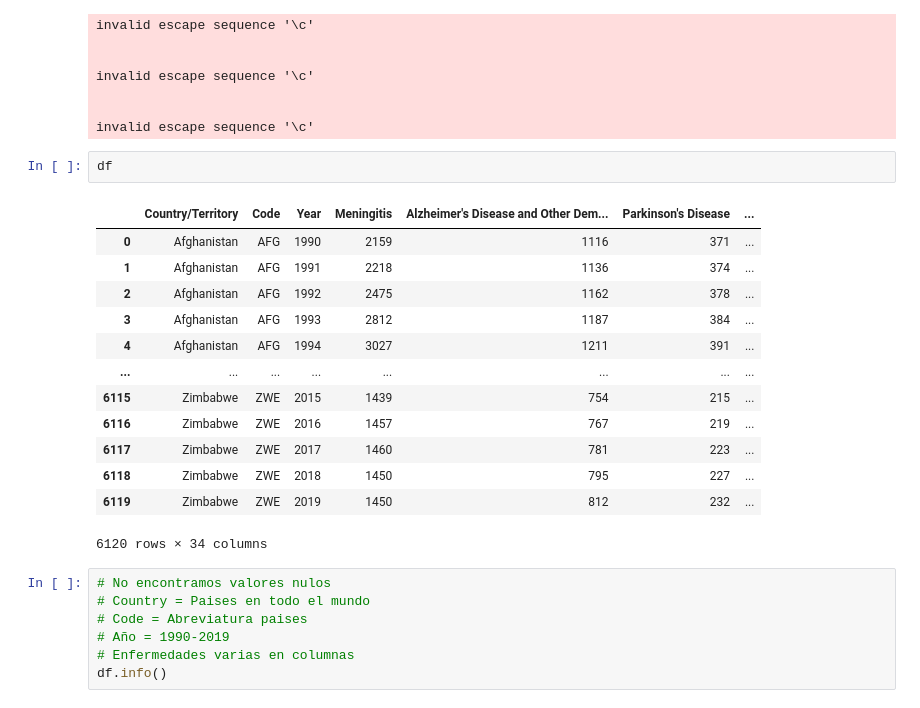
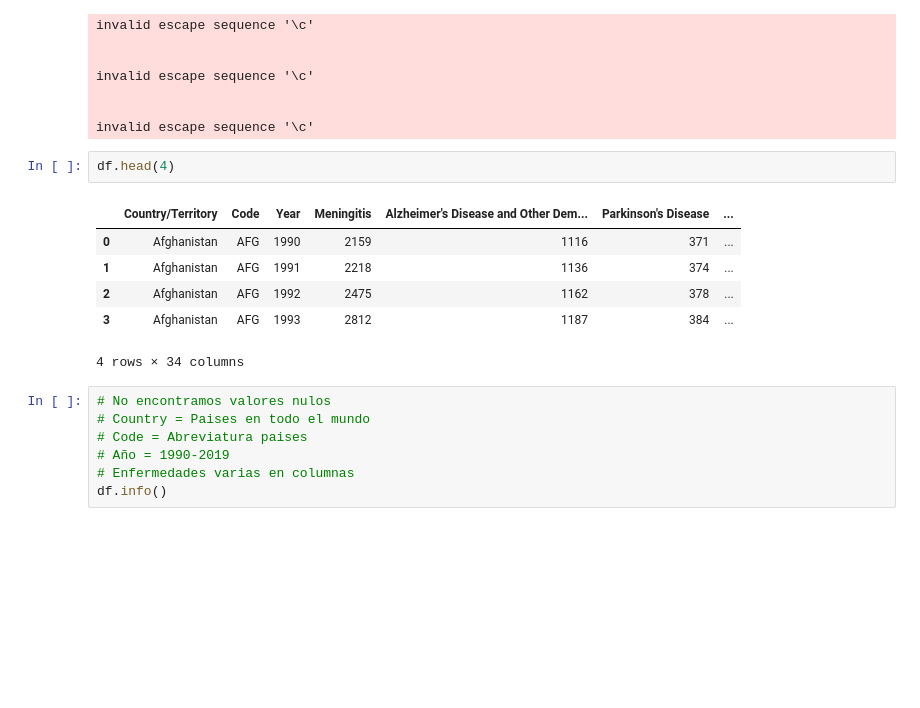
Before and after one commit to AnaEstvz/World-Deaths-and-Causes-EDA, a Jupyter notebook: 1-EDA_MUERTES_FINAL.ipynb, the cells around one changed output. Cells and saved outputs as stored; diff of their text form; blank space fills up the shorter version.

```diff
--- a/1-EDA_MUERTES_FINAL.ipynb
+++ b/1-EDA_MUERTES_FINAL.ipynb
@@ -68,21 +64,14 @@ invalid escape sequence '\c'
 
 invalid escape sequence '\c'
 # %%
-df
+df.head(4)
 # %% [output]
 |  | Country/Territory | Code | Year | Meningitis | Alzheimer's Disease and Other Dem... | Parkinson's Disease | ... |
 | 0 | Afghanistan | AFG | 1990 | 2159 | 1116 | 371 | ... |
 | 1 | Afghanistan | AFG | 1991 | 2218 | 1136 | 374 | ... |
 | 2 | Afghanistan | AFG | 1992 | 2475 | 1162 | 378 | ... |
 | 3 | Afghanistan | AFG | 1993 | 2812 | 1187 | 384 | ... |
-| 4 | Afghanistan | AFG | 1994 | 3027 | 1211 | 391 | ... |
-| ... | ... | ... | ... | ... | ... | ... | ... |
-| 6115 | Zimbabwe | ZWE | 2015 | 1439 | 754 | 215 | ... |
-| 6116 | Zimbabwe | ZWE | 2016 | 1457 | 767 | 219 | ... |
-| 6117 | Zimbabwe | ZWE | 2017 | 1460 | 781 | 223 | ... |
-| 6118 | Zimbabwe | ZWE | 2018 | 1450 | 795 | 227 | ... |
-| 6119 | Zimbabwe | ZWE | 2019 | 1450 | 812 | 232 | ... |
-6120 rows × 34 columns
+4 rows × 34 columns
 # %%
 # No encontramos valores nulos
 # Country = Paises en todo el mundo
```
Also changed, not shown: parts of 58 cells of this notebook.
